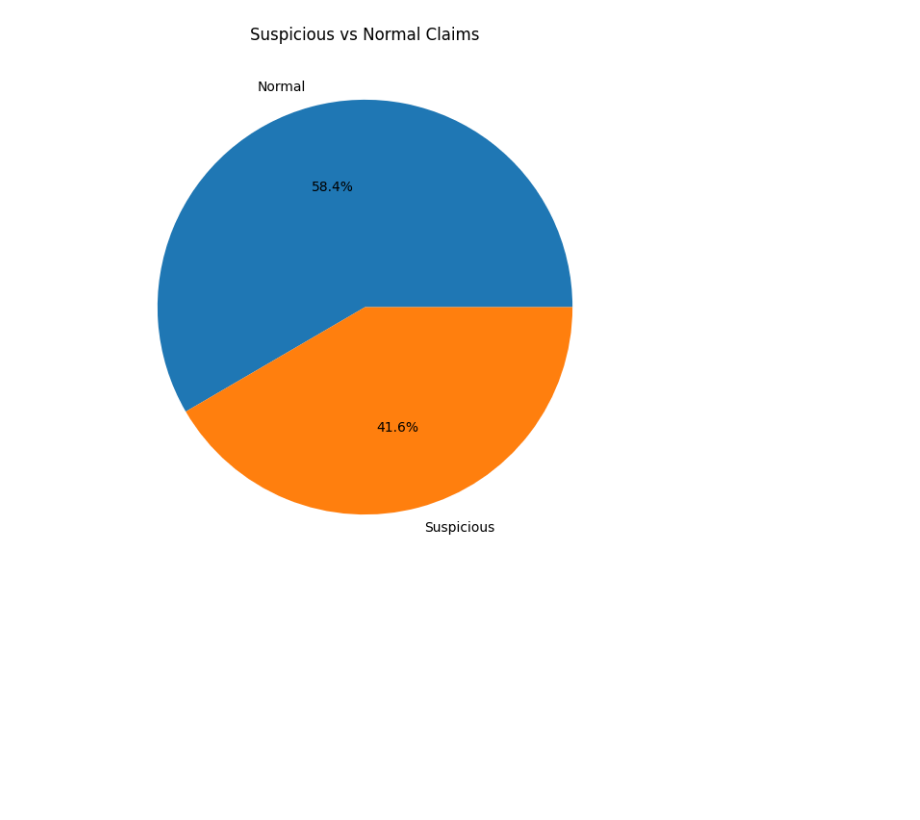
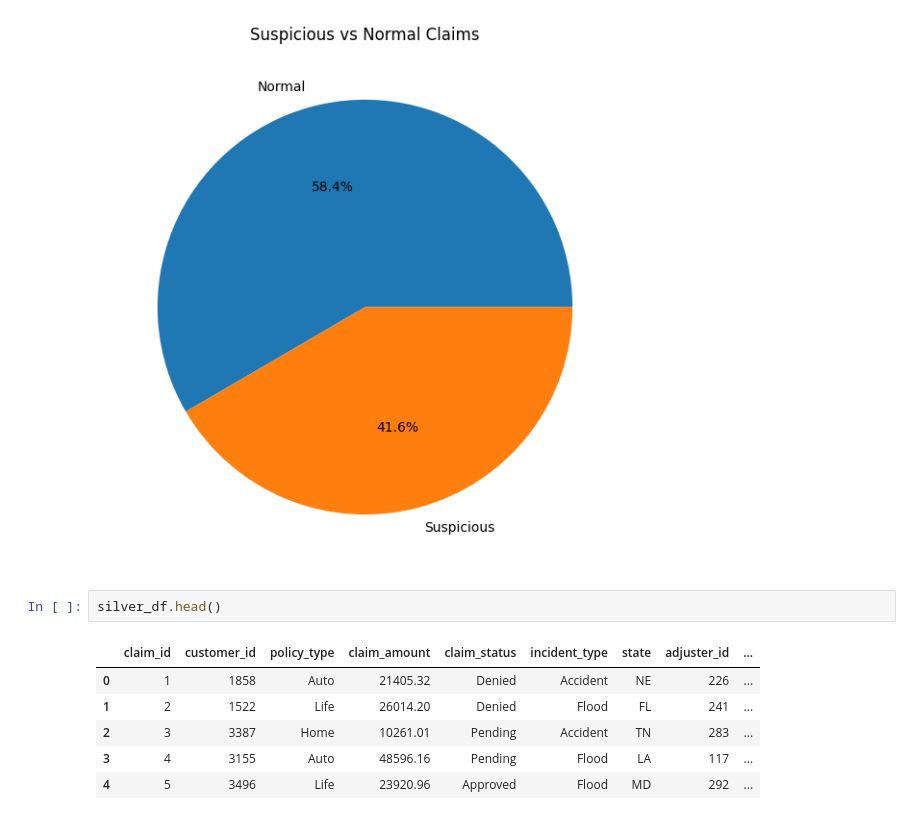
Before and after one commit to dammylee2244/insurance-claims-analytics-platform, a Jupyter notebook: insurance_claims_exploration.ipynb.ipynb, the cells around one changed output. Cells and saved outputs as stored; diff of their text form; blank space fills up the shorter version.

```diff
--- a/insurance_claims_exploration.ipynb.ipynb
+++ b/insurance_claims_exploration.ipynb.ipynb
@@ -235,3 +235,12 @@ plt.title("Suspicious vs Normal Claims")
 plt.show()
 # %% [output]
 [figure]
+# %%
+silver_df.head()
+# %% [output]
+|  | claim_id | customer_id | policy_type | claim_amount | claim_status | incident_type | state | adjuster_id | ... |
+| 0 | 1 | 1858 | Auto | 21405.32 | Denied | Accident | NE | 226 | ... |
+| 1 | 2 | 1522 | Life | 26014.20 | Denied | Flood | FL | 241 | ... |
+| 2 | 3 | 3387 | Home | 10261.01 | Pending | Accident | TN | 283 | ... |
+| 3 | 4 | 3155 | Auto | 48596.16 | Pending | Flood | LA | 117 | ... |
+| 4 | 5 | 3496 | Life | 23920.96 | Approved | Flood | MD | 292 | ... |
```
Also changed, not shown: parts of 2 cells of this notebook, 5 other files.
